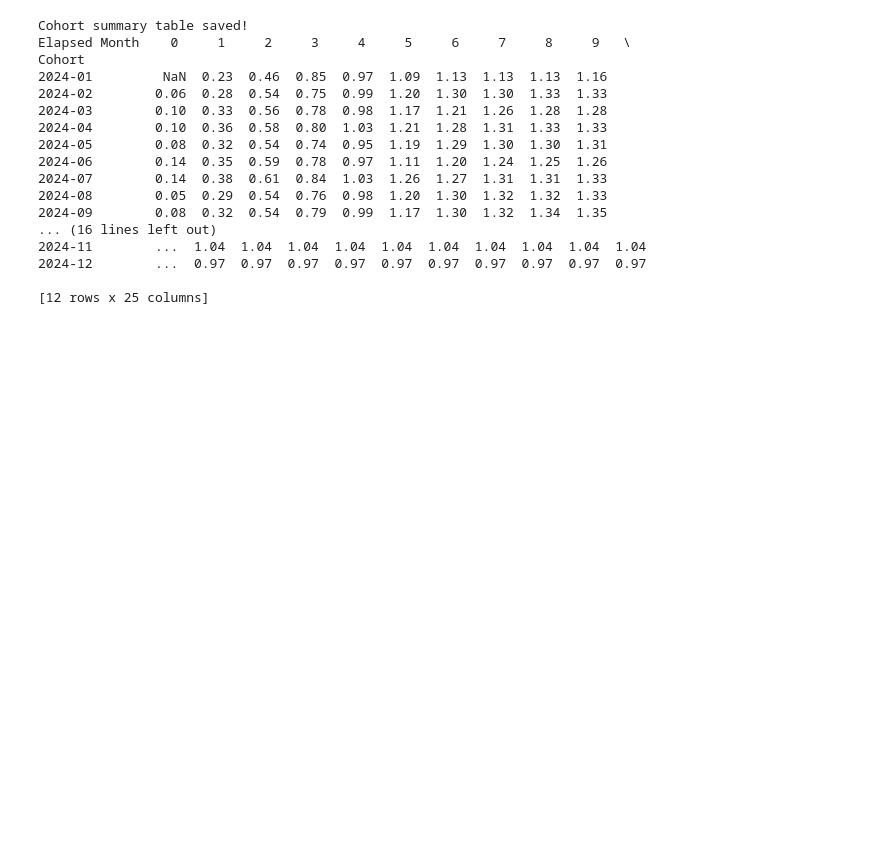
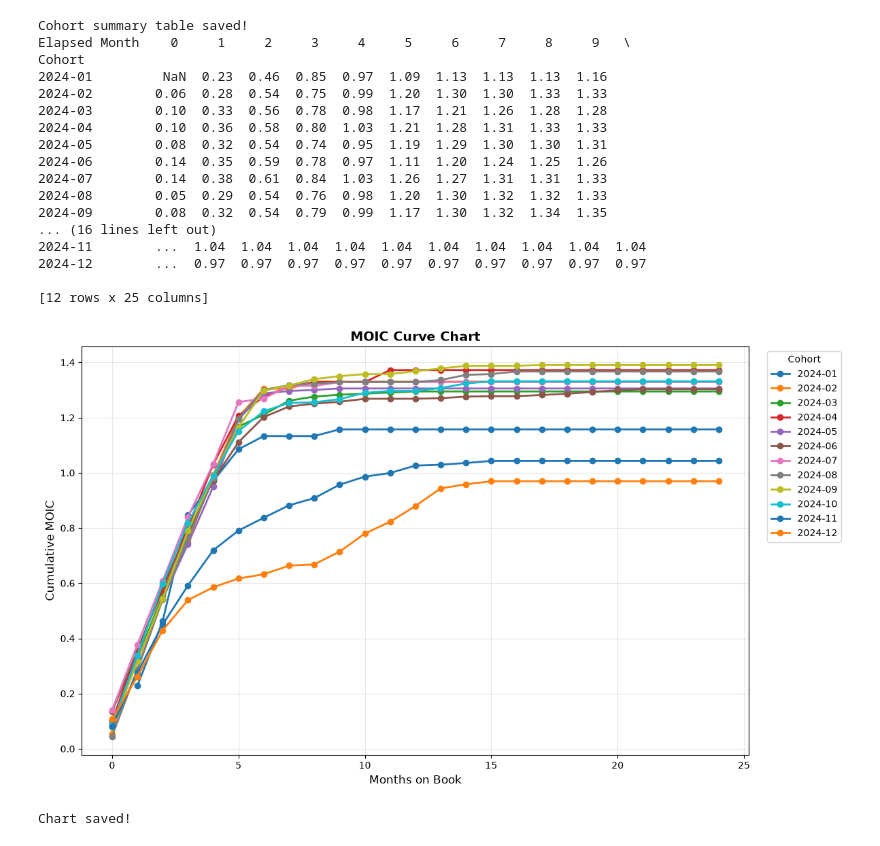
Before and after one commit to efti-dot/moic-analysis, a Jupyter notebook: main_moic_analysis.ipynb, the cells around one changed output. Drawn from its saved outputs; the diff is of its cells as text; code cells hidden in the pictures; blank space fills up the shorter version.

Commit message:
Plot the moic curve

```diff
--- a/main_moic_analysis.ipynb
+++ b/main_moic_analysis.ipynb
@@ -290,3 +290,23 @@ Cohort
 [12 rows x 25 columns]
 # %%
 #Plot the MOIC Curve
+plt.figure(figsize=(12, 7))
+
+for cohort in cohort_summary.index:
+    series = cohort_summary.loc[cohort].dropna()
+    plt.plot(series.index, series.values, marker="o", label=cohort, linewidth=2) #plooting
+
+#label define
+plt.title("MOIC Curve Chart", fontsize=14, fontweight="bold")
+plt.xlabel("Months on Book", fontsize=12)
+plt.ylabel("Cumulative MOIC", fontsize=12)
+plt.legend(title="Cohort", bbox_to_anchor=(1.02, 1), loc="upper left")
+plt.grid(True, alpha=0.3)
+plt.tight_layout()
+plt.savefig("output/moic_curve.png", dpi=200)
+plt.show()
+
+print("\nChart saved!")
+# %% [output]
+[figure, added]
+Chart saved!
```
Also changed, not shown: 1 other file.
